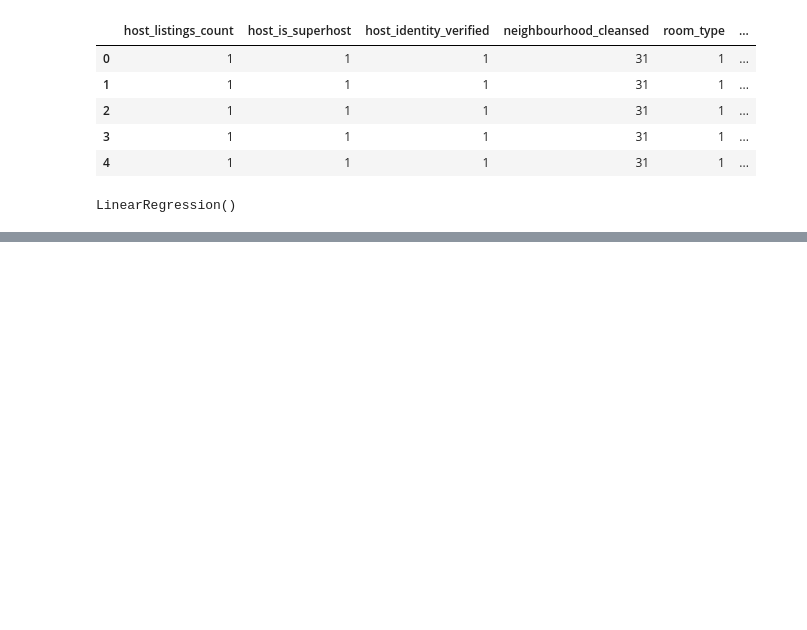
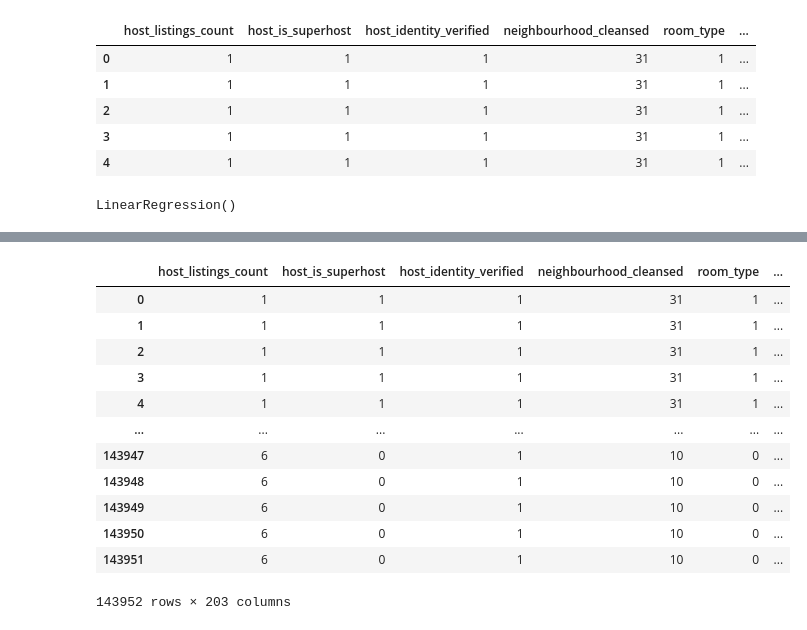
Before and after one commit to whitneylosinski/Eat.Sleep.Data, a Jupyter notebook: mlr_model.ipynb, the cells around one changed output, grey strips where cells are left out. Saved outputs shown, nothing was run; the diff lists cells and outputs as text; code cells hidden in the pictures; blank space fills up the shorter version.

```diff
--- a/mlr_model.ipynb
+++ b/mlr_model.ipynb
@@ -195,0 +196,26 @@ print(y_pred)
+# %%
+# Create dataframes from numpy arrays of y predictions and the origianl merged2 dataframe and merge them together:
+from pandas import DataFrame
+
+column_names = merged2.columns
+
+
+y_pred_df = DataFrame(y_pred, columns=["prediction"])
+X_scaled_df = DataFrame(merged2, columns=[column_names])
+
+y_pred_df = pd.merge(merged2, y_pred_df, how='left', left_index=True, right_index=True)
+y_pred_df
+# %% [output]
+|  | host_listings_count | host_is_superhost | host_identity_verified | neighbourhood_cleansed | room_type | ... |
+| 0 | 1 | 1 | 1 | 31 | 1 | ... |
+| 1 | 1 | 1 | 1 | 31 | 1 | ... |
+| 2 | 1 | 1 | 1 | 31 | 1 | ... |
+| 3 | 1 | 1 | 1 | 31 | 1 | ... |
+| 4 | 1 | 1 | 1 | 31 | 1 | ... |
+| ... | ... | ... | ... | ... | ... | ... |
+| 143947 | 6 | 0 | 1 | 10 | 0 | ... |
+| 143948 | 6 | 0 | 1 | 10 | 0 | ... |
+| 143949 | 6 | 0 | 1 | 10 | 0 | ... |
+| 143950 | 6 | 0 | 1 | 10 | 0 | ... |
+| 143951 | 6 | 0 | 1 | 10 | 0 | ... |
+143952 rows × 203 columns
```
Also changed, not shown: parts of 8 cells of this notebook.
